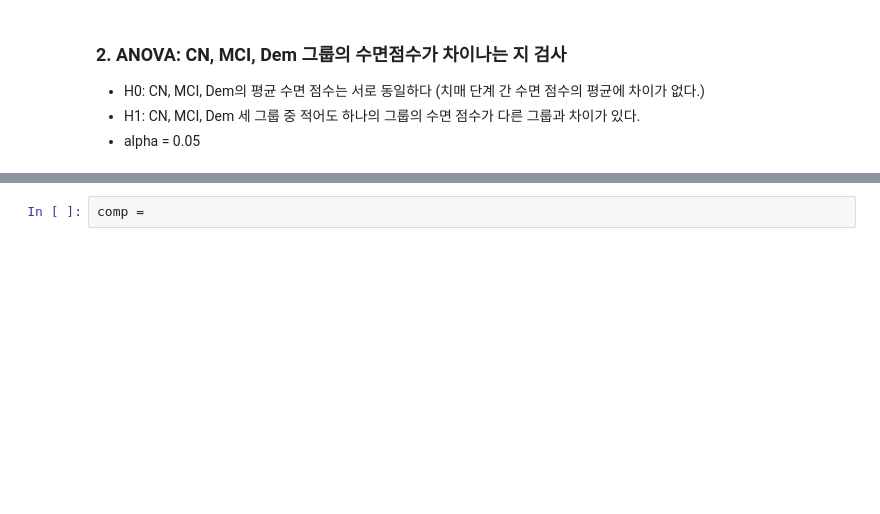
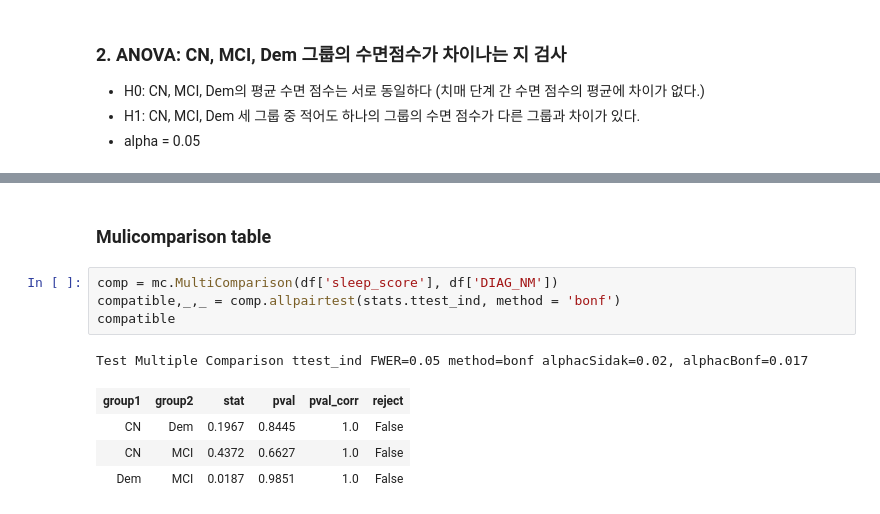
Before and after one commit to raewoo0908/INE2018, a Jupyter notebook: project.ipynb, the cells around one changed output, grey strips where cells are left out. Saved outputs shown, nothing was run; the diff lists cells and outputs as text; blank space fills up the shorter version.

Commit message:
add anova table and mulicomparison table

```diff
--- a/project.ipynb
+++ b/project.ipynb
@@ -85,2 +89,12 @@ Residual         138.0  8456.087091  61.275993       NaN      NaN
-# %%
-comp =
+# %% [markdown]
+### Mulicomparison table
+# %%
+comp = mc.MultiComparison(df['sleep_score'], df['DIAG_NM'])
+compatible,_,_ = comp.allpairtest(stats.ttest_ind, method = 'bonf')
+compatible
+# %% [output]
+Test Multiple Comparison ttest_ind FWER=0.05 method=bonf alphacSidak=0.02, alphacBonf=0.017
+| group1 | group2 | stat | pval | pval_corr | reject |
+| CN | Dem | 0.1967 | 0.8445 | 1.0 | False |
+| CN | MCI | 0.4372 | 0.6627 | 1.0 | False |
+| Dem | MCI | 0.0187 | 0.9851 | 1.0 | False |
```
Also changed, not shown: parts of 2 cells of this notebook.
